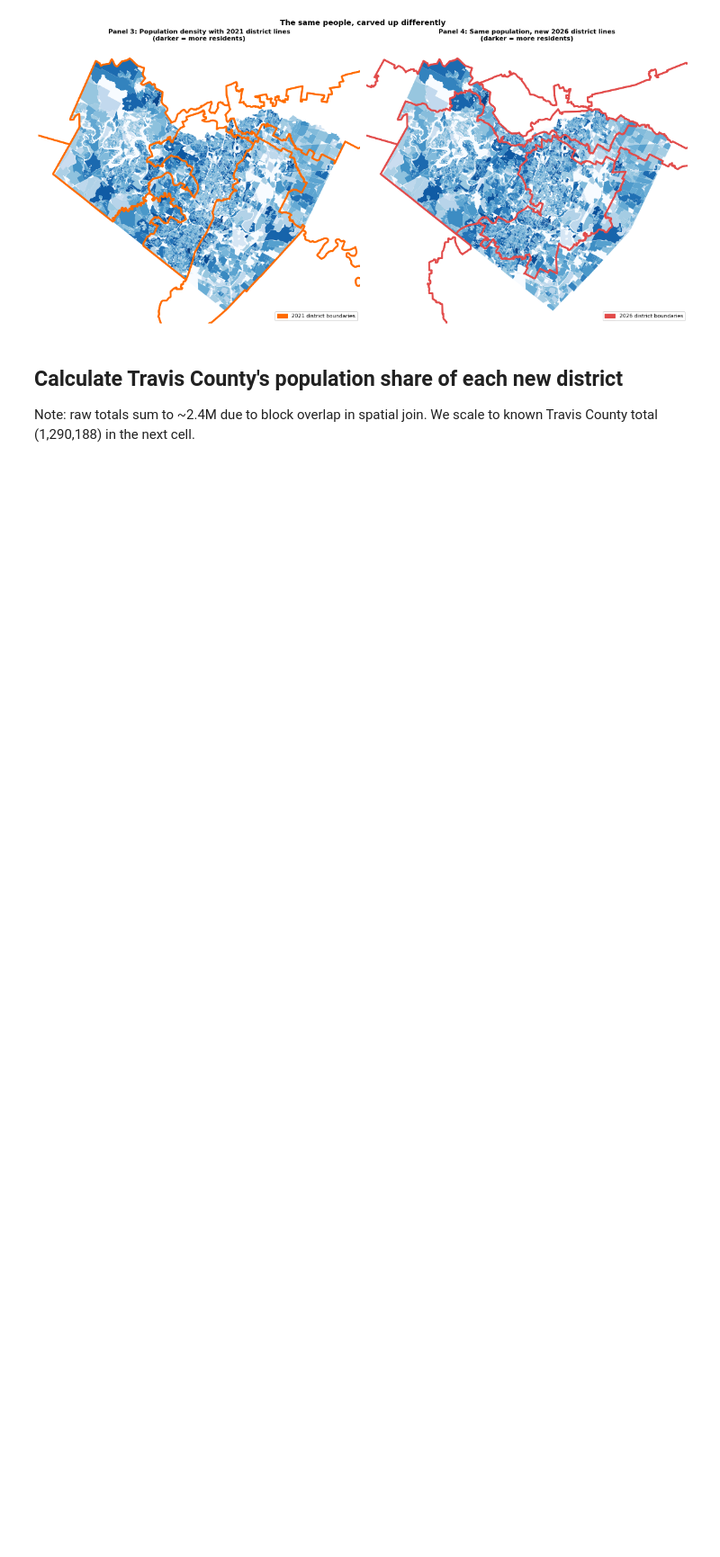
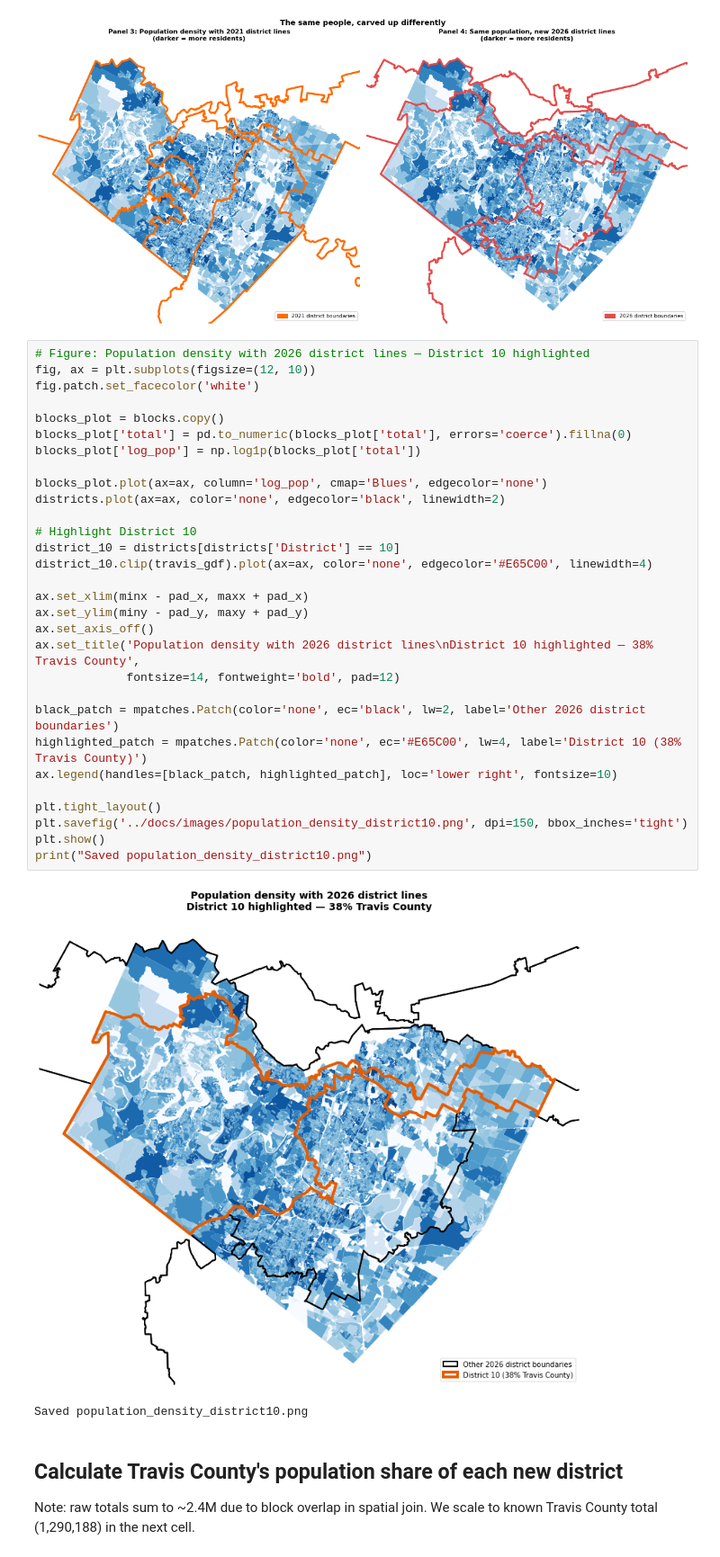
Before and after one commit to bluebonnet-data/bb-unified-election-data, a Jupyter notebook: notebooks/05_methodology_visuals.ipynb, the cells around one changed output. Shown at 90% size. Cells and saved outputs as stored; diff of their text form; blank space fills up the shorter version.

```diff
--- a/notebooks/05_methodology_visuals.ipynb
+++ b/notebooks/05_methodology_visuals.ipynb
@@ -207,6 +207,39 @@ plt.savefig('../docs/images/population_density_districts.png', dpi=150, bbox_inc
 plt.show()
 # %% [output]
 [figure]
+# %%
+# Figure: Population density with 2026 district lines — District 10 highlighted
+fig, ax = plt.subplots(figsize=(12, 10))
+fig.patch.set_facecolor('white')
+
+blocks_plot = blocks.copy()
+blocks_plot['total'] = pd.to_numeric(blocks_plot['total'], errors='coerce').fillna(0)
+blocks_plot['log_pop'] = np.log1p(blocks_plot['total'])
+
+blocks_plot.plot(ax=ax, column='log_pop', cmap='Blues', edgecolor='none')
+districts.plot(ax=ax, color='none', edgecolor='black', linewidth=2)
+
+# Highlight District 10
+district_10 = districts[districts['District'] == 10]
+district_10.clip(travis_gdf).plot(ax=ax, color='none', edgecolor='#E65C00', linewidth=4)
+
+ax.set_xlim(minx - pad_x, maxx + pad_x)
+ax.set_ylim(miny - pad_y, maxy + pad_y)
+ax.set_axis_off()
+ax.set_title('Population density with 2026 district lines\nDistrict 10 highlighted — 38% Travis County',
+             fontsize=14, fontweight='bold', pad=12)
+
+black_patch = mpatches.Patch(color='none', ec='black', lw=2, label='Other 2026 district boundaries')
+highlighted_patch = mpatches.Patch(color='none', ec='#E65C00', lw=4, label='District 10 (38% Travis County)')
+ax.legend(handles=[black_patch, highlighted_patch], loc='lower right', fontsize=10)
+
+plt.tight_layout()
+plt.savefig('../docs/images/population_density_district10.png', dpi=150, bbox_inches='tight')
+plt.show()
+print("Saved population_density_district10.png")
+# %% [output]
+[figure, added]
+Saved population_density_district10.png
 # %% [markdown]
 ## Calculate Travis County's population share of each new district
 Note: raw totals sum to ~2.4M due to block overlap in spatial join.
```
Also changed, not shown: parts of 4 cells of this notebook, 4 other files.
